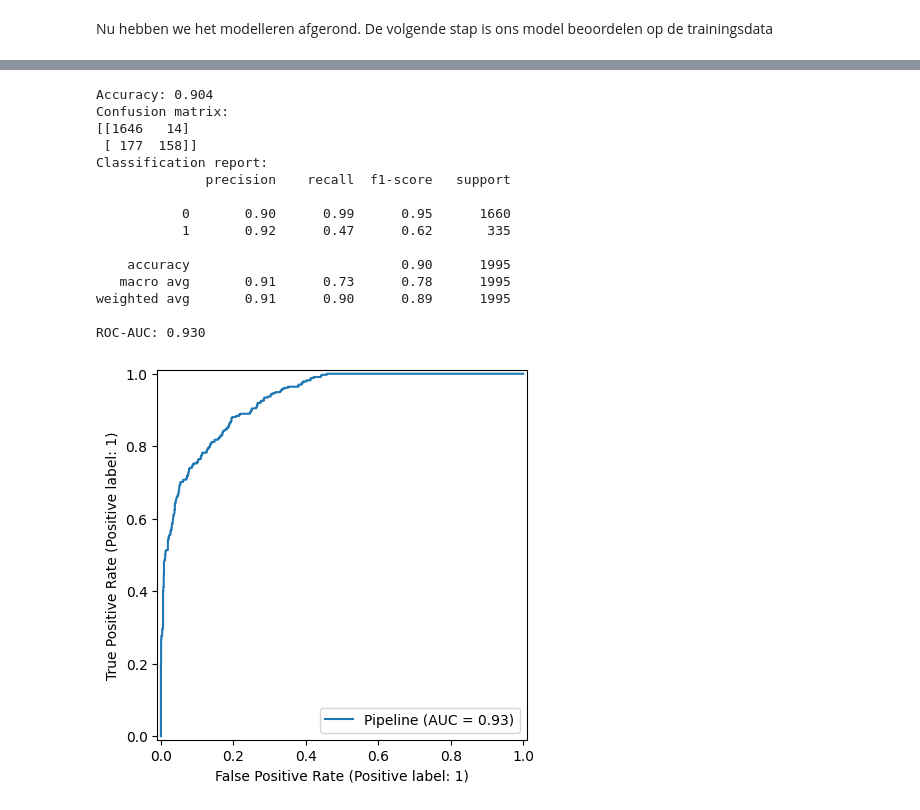
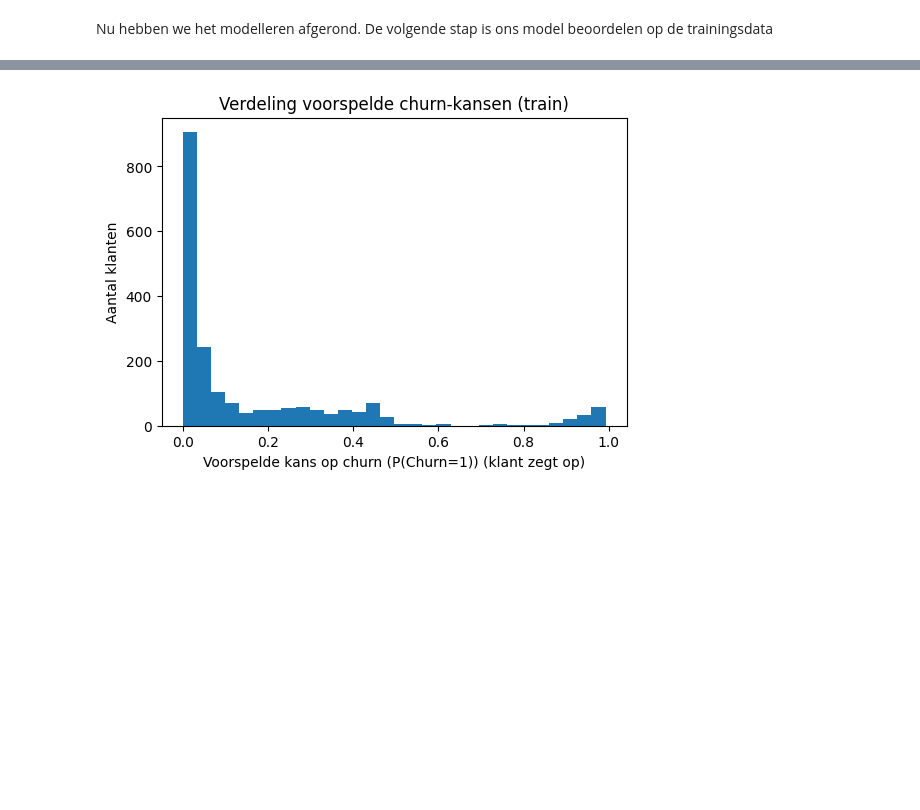
Before and after one commit to Murielle01/BP-3.4, a Jupyter notebook: scripts/opdracht 1/pipeline.ipynb, the cells around one changed output, grey strips where cells are left out. Cells and saved outputs as stored; diff of their text form; code cells hidden in the pictures; blank space fills up the shorter version.

Commit message:
pipeline verder met winst enzo

```diff
--- a/scripts/opdracht 1/pipeline.ipynb
+++ b/scripts/opdracht 1/pipeline.ipynb
@@ -7,17 +7,9 @@ from sklearn.linear_model import LogisticRegression
 import joblib
 import matplotlib.pyplot as plt
 
-
-
 # Alleen train inladen
 train_path = "../../data/data_train.csv"
 df = pd.read_csv(train_path, sep=",", decimal=".")
-df['Seconds_Per_Call'] = df['Seconds of Use'] / df['Frequency of use'].replace(0,1)
-df['SMS_per_Call'] = df['Frequency of SMS'] / df['Frequency of use'].replace(0,1)
-df['Total_Activity'] = df['Frequency of use'] + df['Frequency of SMS']
-df['Unique_Number_Ratio'] = df['Distinct Called Numbers'] / df['Frequency of use'].replace(0,1)
-df['Usage_per_month'] = df['Seconds of Use'] / df['Subscription Length']
-df['Complaints_per_Activity'] = df['Complaints'] / df['Total_Activity'].replace(0,1)
 # %%
 # Scheiden van target en input variabelen
 target = "Churn"
@@ -412,12 +120,0 @@ def display_executive_model_evaluation(y_true, y_pred, class_names=None):
-# %%
-import joblib
-
-model_pipeline = joblib.load("../../data/model_pipeline.joblib")
-class_names = ["Niet Opgezegd", "Opgezegd"]
-y_pred = model_pipeline.predict(X)
-
-display_executive_model_evaluation(
-    y,
-    y_pred,
-    class_names=class_names
-)
@@ -426,55 +121,16 @@ display_executive_model_evaluation(
 # %%
 # Voorspel de kans op Churn
-#proba = model_pipeline.predict_proba(X)[:, 1]
 from sklearn.metrics import accuracy_score, confusion_matrix, classification_report, roc_auc_score, RocCurveDisplay
 
 y_pred = model_pipeline.predict(X)
 y_prob = model_pipeline.predict_proba(X)[:,1]  # kans dat Churn = 1
-
-
-# 2️⃣ Accuracy
-acc = accuracy_score(y, y_pred)
-print(f"Accuracy: {acc:.3f}")
-
-# 3️⃣ Confusion matrix
-cm = confusion_matrix(y, y_pred)
-print("Confusion matrix:")
-print(cm)
-
-# 4️⃣ Classification report
-print("Classification report:")
-print(classification_report(y, y_pred))
-
-# 5️⃣ ROC-AUC
-roc_auc = roc_auc_score(y, y_prob)
-print(f"ROC-AUC: {roc_auc:.3f}")
-
-# 6️⃣ ROC-curve plotten
-RocCurveDisplay.from_estimator(model_pipeline, X, y)
-plt.show()
-# %% [output]
-Accuracy: 0.904
-Confusion matrix:
-[[1646   14]
- [ 177  158]]
-Classification report:
-              precision    recall  f1-score   support
-
-           0       0.90      0.99      0.95      1660
-           1       0.92      0.47      0.62       335
-
-    accuracy                           0.90      1995
-   macro avg       0.91      0.73      0.78      1995
-weighted avg       0.91      0.90      0.89      1995
-
-ROC-AUC: 0.930
-[figure, removed]
 # %%
-from sklearn.model_selection import train_test_split
-
-X = df.drop(columns=['Churn'])
-y = df['Churn']
-
-X_train, X_test, y_train, y_test = train_test_split(
-    X, y, test_size=0.2, random_state=42, stratify=y
-)
+# Verdeling voorspelde kansen
+plt.figure(figsize=(6,4))
+plt.hist(y_prob, bins=30)
+plt.title("Verdeling voorspelde churn-kansen (train)")
+plt.xlabel("Voorspelde kans op churn (P(Churn=1)) (klant zegt op)")
+plt.ylabel("Aantal klanten")
+plt.show()
+# %% [output]
+[figure, added]
```
Also changed, not shown: parts of 17 cells of this notebook.
